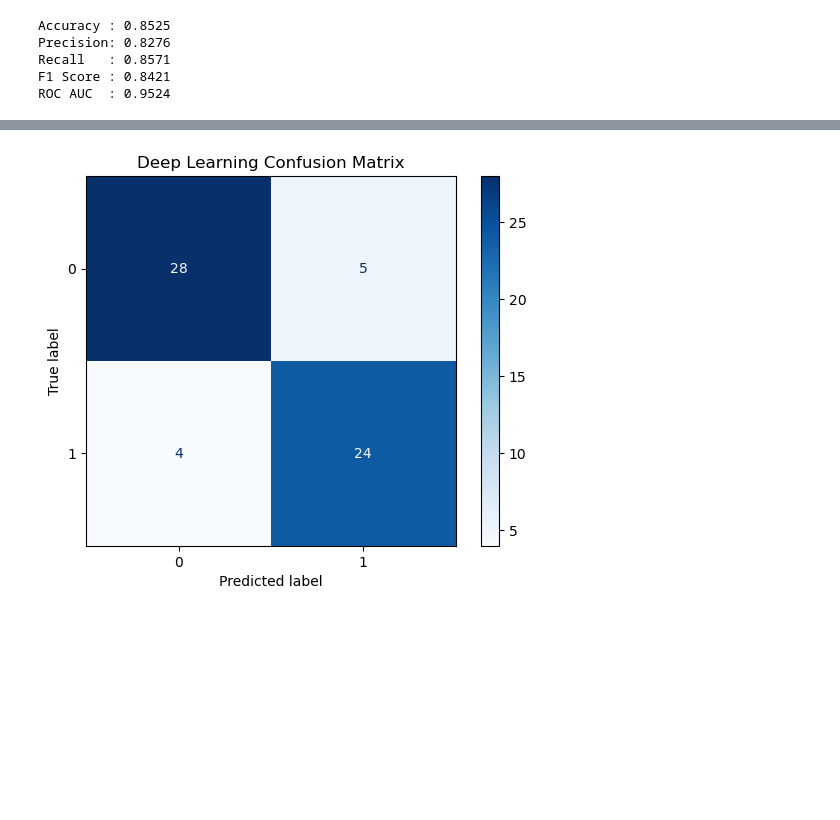
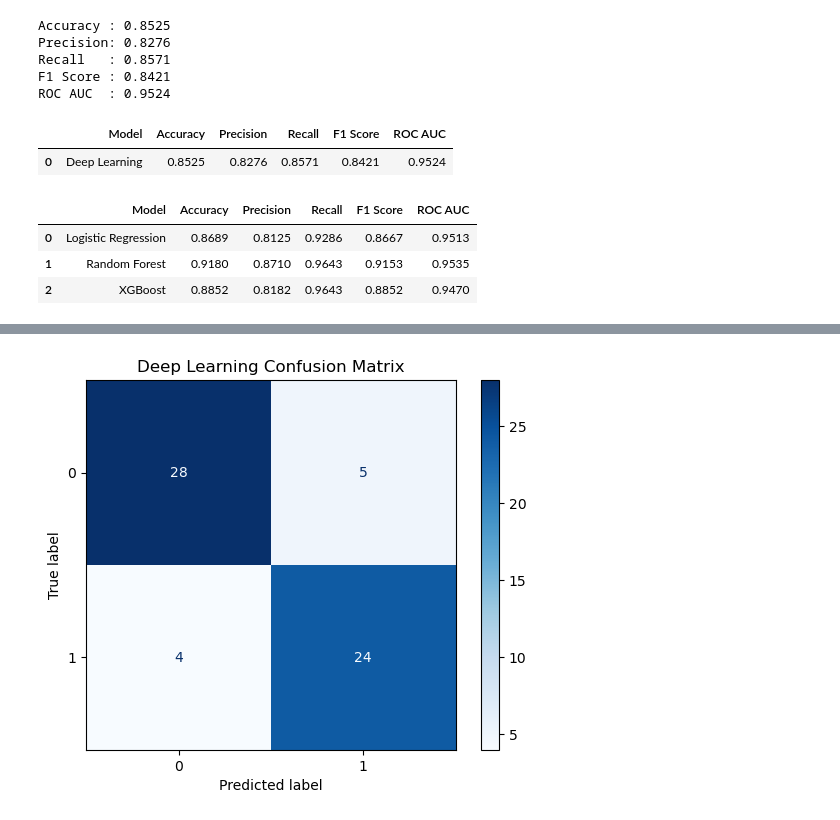
Before and after one commit to Syedsaad1989/healthcare-ai-dissertation, a Jupyter notebook: notebooks/04_Deep_Learning.ipynb, the cells around one changed output, grey strips where cells are left out. Drawn from its saved outputs; the diff is of its cells as text; code cells hidden in the pictures; blank space fills up the shorter version.

```diff
--- a/notebooks/04_Deep_Learning.ipynb
+++ b/notebooks/04_Deep_Learning.ipynb
@@ -218,3 +218,30 @@ Precision: 0.8276
 Recall   : 0.8571
 F1 Score : 0.8421
 ROC AUC  : 0.9524
+# %%
+import pandas as pd
+
+dl_result = pd.DataFrame({
+    "Model": ["Deep Learning"],
+    "Accuracy": [0.8525],
+    "Precision": [0.8276],
+    "Recall": [0.8571],
+    "F1 Score": [0.8421],
+    "ROC AUC": [0.9524]
+})
+
+dl_result
+# %% [output]
+|  | Model | Accuracy | Precision | Recall | F1 Score | ROC AUC |
+| 0 | Deep Learning | 0.8525 | 0.8276 | 0.8571 | 0.8421 | 0.9524 |
+# %%
+results = pd.read_csv(
+    RESULTS_PATH / "classical_ml_results.csv"
+)
+
+results
+# %% [output]
+|  | Model | Accuracy | Precision | Recall | F1 Score | ROC AUC |
+| 0 | Logistic Regression | 0.8689 | 0.8125 | 0.9286 | 0.8667 | 0.9513 |
+| 1 | Random Forest | 0.9180 | 0.8710 | 0.9643 | 0.9153 | 0.9535 |
+| 2 | XGBoost | 0.8852 | 0.8182 | 0.9643 | 0.8852 | 0.9470 |
```
Also changed, not shown: parts of 3 cells of this notebook, 8 other files.
